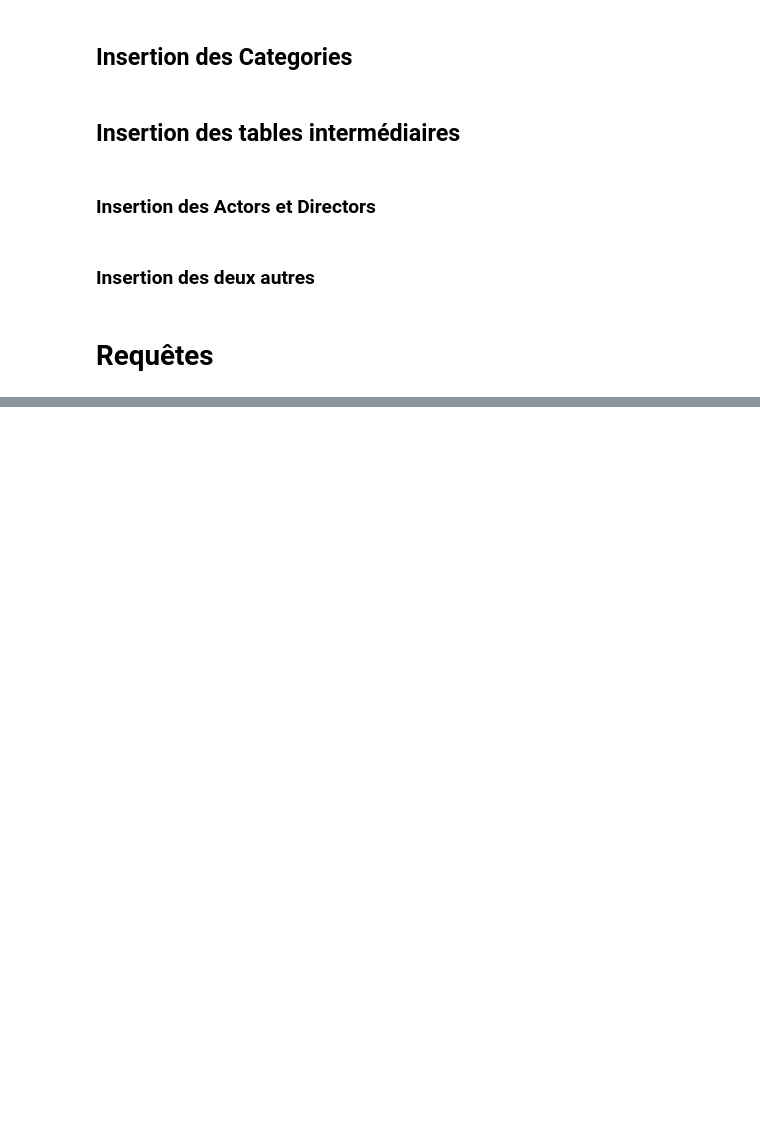
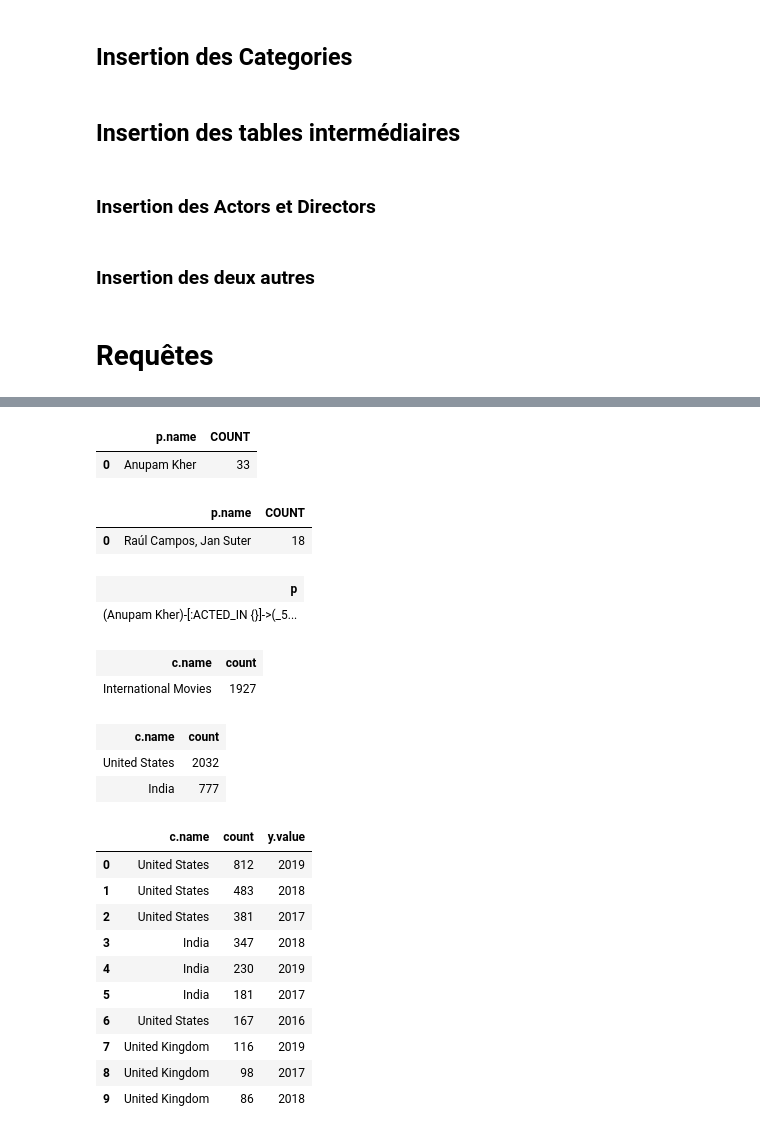
Before and after one commit to Alastrael/comparaison-neo-postgres-netflix, a Jupyter notebook: projet.ipynb, the cells around one changed output, grey strips where cells are left out. Drawn from its saved outputs; the diff is of its cells as text; code cells hidden in the pictures; blank space fills up the shorter version.

```diff
--- a/projet.ipynb
+++ b/projet.ipynb
@@ -1159,0 +1171,75 @@ cur.execute(sqlfile.read())
+# %%
+third_request = """
+MATCH (p:Person)-[:ACTED_IN]-(m:Movie) RETURN p.name,
+COUNT(*) as COUNT ORDER BY COUNT DESC LIMIT 1;
+"""
+df_third = graph.run(third_request).to_data_frame()
+df_third.head()
+# L'acteur qui a joué dans le plus de films
+# %% [output]
+|  | p.name | COUNT |
+| 0 | Anupam Kher | 33 |
+# %%
+fourth_request = """
+MATCH (p:Person)-[:DIRECTED]-() RETURN p.name,
+COUNT(*) as COUNT ORDER BY COUNT DESC LIMIT 1;
+"""
+df_fourth = graph.run(fourth_request).to_data_frame()
+df_fourth.head()
+# Le(s) directeur(s) qui a(ont) réalisé(s) le plus de films
+# %% [output]
+|  | p.name | COUNT |
+| 0 | Raúl Campos, Jan Suter | 18 |
+# %%
+fifth_request = """
+MATCH (m: Person{name:'Anupam Kher'}),(o: Person{name : 'Raúl Campos, Jan Suter'}), p = shortestPath((m) -[*] - (o))
+RETURN p
+"""
+df_fifth = graph.run(fifth_request)
+df_fifth
+# Plus court chemin entre l'acteur qui a joué dans le plus de film et le couple de directeur qui a
+# réalisé le plus de film (les deux requêtes précédentes)
+# %% [output]
+| p |
+| (Anupam Kher)-[:ACTED_IN {}]->(_5... |
+# %%
+sixth_request = """
+match (m:Movie)-[:IN_CATEGORY]-(c:Category) return c.name, count(*) as count order by count desc limit 1
+"""
+df_sixth = graph.run(sixth_request)
+df_sixth
+# Le genre de film avec le plus de films
+# %% [output]
+| c.name | count |
+| International Movies | 1927 |
+# %%
+sixth_request = """
+match (m:Movie)-[:WHERE]-(c:Country) return c.name, count(*) as count order by count desc limit 2
+"""
+df_sixth = graph.run(sixth_request)
+df_sixth
+# Les deux pays ayant eu le plus de films
+# %% [output]
+| c.name | count |
+| United States | 2032 |
+| India | 777 |
+# %%
+seventh_request = """
+match (m:Movie)-[:WHERE]-(c:Country), (m:Movie)-[:CREATED_ON]-(y:Year)
+return c.name, count(*) as count, y.value order by count desc, y.value desc limit 10
+"""
+df_seventh = graph.run(seventh_request).to_data_frame()
+df_seventh
+# podium des 10 années qui ont produit le plus de films et les pays les plus productifs
+# %% [output]
+|  | c.name | count | y.value |
+| 0 | United States | 812 | 2019 |
+| 1 | United States | 483 | 2018 |
+| 2 | United States | 381 | 2017 |
+| 3 | India | 347 | 2018 |
+| 4 | India | 230 | 2019 |
+| 5 | India | 181 | 2017 |
+| 6 | United States | 167 | 2016 |
+| 7 | United Kingdom | 116 | 2019 |
+| 8 | United Kingdom | 98 | 2017 |
+| 9 | United Kingdom | 86 | 2018 |
```
Also changed, not shown: parts of 11 cells of this notebook.
